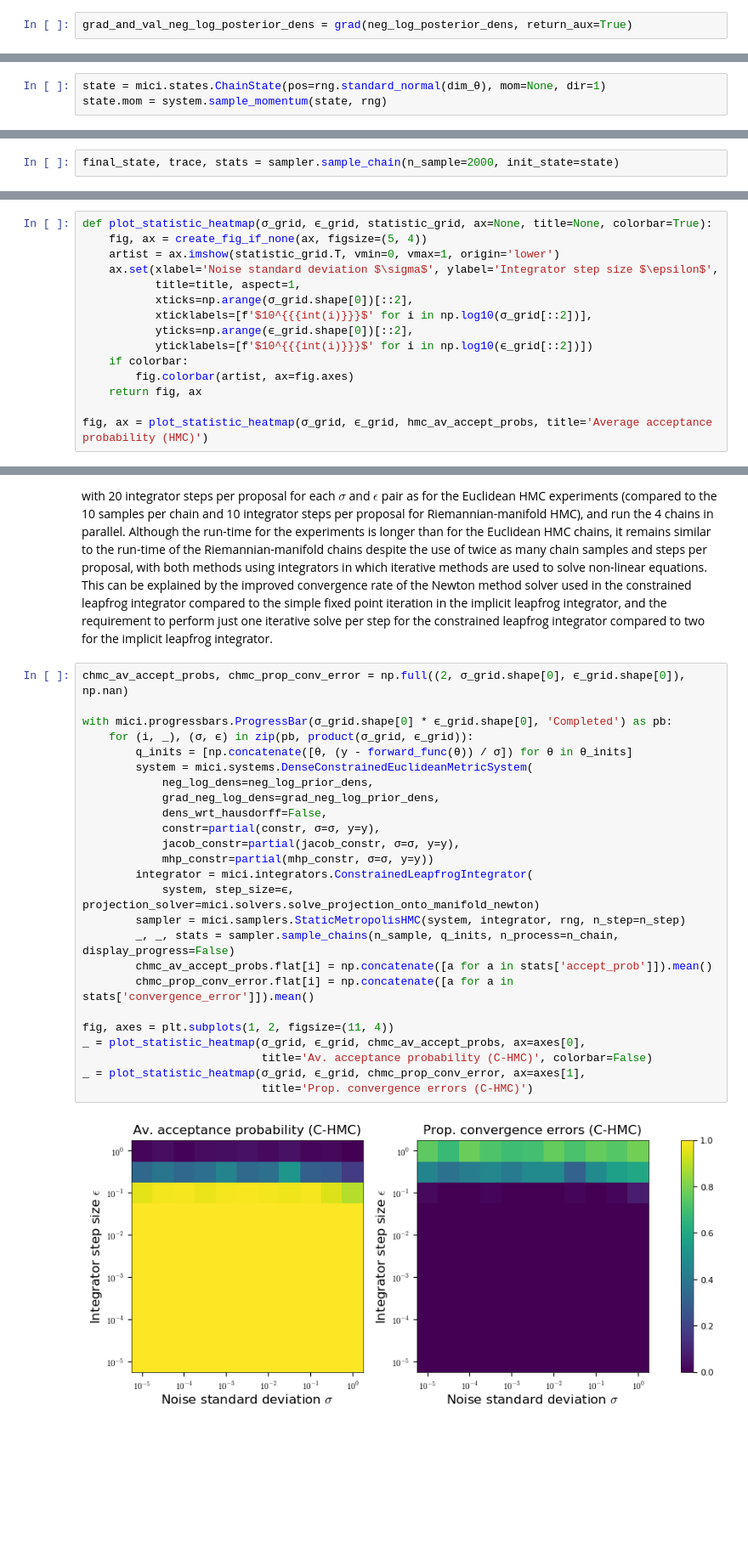
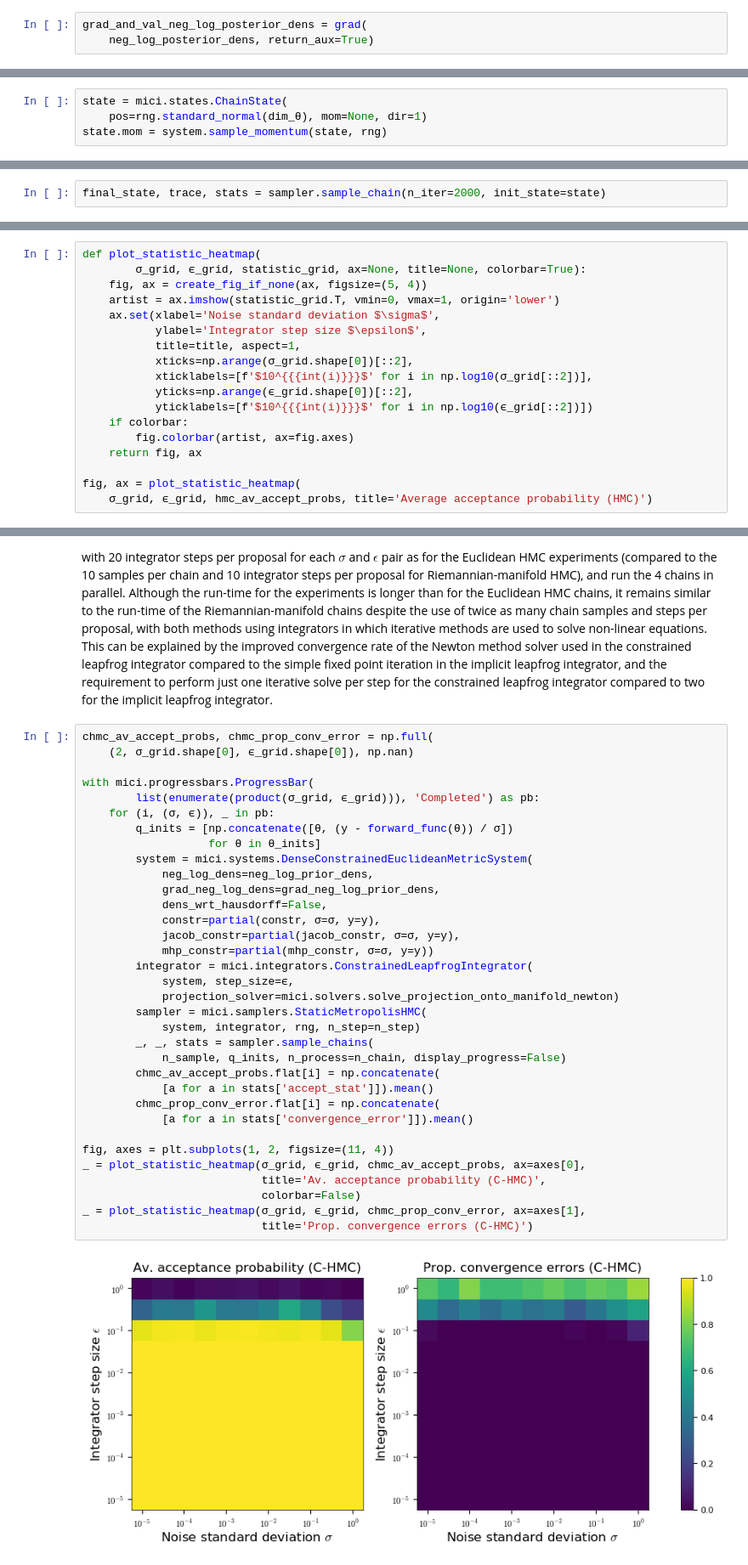
Before and after one commit to thiery-lab/manifold_lifting, a Jupyter notebook: notebooks/Two-dimensional_example.ipynb, the cells around one changed output, grey strips where cells are left out. Shown at 85% size. Cells and saved outputs as stored; diff of their text form; blank space fills up the shorter version.

```diff
--- a/notebooks/Two-dimensional_example.ipynb
+++ b/notebooks/Two-dimensional_example.ipynb
@@ -293,7 +303,8 @@ The two key arguments to the `EuclideanMetricSystem` class initialiser are `neg_
 
 The SymNum `grad` operator provides an option to also return the value of the function by passing the `return_aux=True` keyword argument.
 # %%
-grad_and_val_neg_log_posterior_dens = grad(neg_log_posterior_dens, return_aux=True)
+grad_and_val_neg_log_posterior_dens = grad(
+    neg_log_posterior_dens, return_aux=True)
 # %% [markdown]
 We now construct a `EuclideanMetricSystem` instance using the `neg_log_posterior_dens` and `grad_and_val_neg_log_posterior_dens` functions. To meet the requirement of the `neg_log_dens` and `grad_neg_log_dens` function arguments accepting only a single array argument, we use the `functools.partial` function to produce a [partial function](https://en.wikipedia.org/wiki/Partial_application) with the arguments `σ` and `y` and fixed.
 # %%
@@ -332,7 +343,8 @@ Most of the system methods listed above take a `mici.states.ChainState` instance
 
 In the cell below we construct a `ChainState` instance with the position component (here corresponding to $\boldsymbol{\theta}$) sampled from the standard normal prior on $\Theta$. Rather than set the momentum in the chain state initialiser we use the `system.sample_momentum` method to independently sample a momentum from its conditional distribution given the position; although in this case as the momentum is independent of the position and has a standard normal distribution we could easily sample the momentum directly, for some of the systems we will encounter subsequently the momentum distribution will be position-dependent and so this approach is more general.
 # %%
-state = mici.states.ChainState(pos=rng.standard_normal(dim_θ), mom=None, dir=1)
+state = mici.states.ChainState(
+    pos=rng.standard_normal(dim_θ), mom=None, dir=1)
 state.mom = system.sample_momentum(state, rng)
 # %% [markdown]
 In addition to the `system` and `state` objects, another key class of Mici objects are the integrator classes in the [`mici.integrators`](https://matt-graham.github.io/mici/docs/integrators.html) module. For the simple `EuclideanMetricSystem` we are using here, the `LeapfrogIntegrator` is an appropriate choice of integrator, for this system corresponding to the standard [Störmer-Verlet or leapfrog integrator](https://en.wikipedia.org/wiki/Leapfrog_integration) for [separable Hamiltonian systems](https://en.wikipedia.org/wiki/Symplectic_integrator#Splitting_methods_for_separable_Hamiltonians). The `LeapfrogIntegrator` initialiser takes as arguments a Hamiltonian system instance and a floating point `step_size` parameter corresponding to the time-step used in the numerical discretisation of the Hamiltonian dynamics.
@@ -398,5 +411,5 @@ As well as an `init_state` argument specifying the initial chain state (either a
 # %%
-final_state, trace, stats = sampler.sample_chain(n_sample=2000, init_state=state)
+final_state, trace, stats = sampler.sample_chain(n_iter=2000, init_state=state)
 # %% [markdown]
 We see that a series of numerical warnings are produced - specifically due to numerical overflow and invalid ([NaN](https://en.wikipedia.org/wiki/NaN)) values being encountered in some operations. These warnings are useful inasmuch that they indicate there is some numerical issue being encountered while sampling - specifically as we will see shortly that the numerical integration of the Hamiltonian dynamics is unstable at the step size being used - however for long chains the flood of warning messages can be annoying so we instruct NumPy to ignore these warnings subsequently.
 # %%
@@ -490,10 +508,12 @@ with mici.progressbars.ProgressBar(σ_grid.shape[0] * ϵ_grid.shape[0], 'Complet
 # %% [markdown]
 We now visualise the results from the above grid search across $\sigma$ and $\epsilon$ values as a pseudocolor plot (heatmap) with brighter colours indicating higher average acceptance probabilities.
 # %%
-def plot_statistic_heatmap(σ_grid, ϵ_grid, statistic_grid, ax=None, title=None, colorbar=True):
+def plot_statistic_heatmap(
+        σ_grid, ϵ_grid, statistic_grid, ax=None, title=None, colorbar=True):
     fig, ax = create_fig_if_none(ax, figsize=(5, 4))
     artist = ax.imshow(statistic_grid.T, vmin=0, vmax=1, origin='lower')
-    ax.set(xlabel='Noise standard deviation $\sigma$', ylabel='Integrator step size $\epsilon$',
+    ax.set(xlabel='Noise standard deviation $\sigma$',
+           ylabel='Integrator step size $\epsilon$',
            title=title, aspect=1,
            xticks=np.arange(σ_grid.shape[0])[::2],
            xticklabels=[f'$10^{{{int(i)}}}$' for i in np.log10(σ_grid[::2])],
@@ -503,7 +523,8 @@ def plot_statistic_heatmap(σ_grid, ϵ_grid, statistic_grid, ax=None, title=None
         fig.colorbar(artist, ax=fig.axes)
     return fig, ax
 
-fig, ax = plot_statistic_heatmap(σ_grid, ϵ_grid, hmc_av_accept_probs, title='Average acceptance probability (HMC)')
+fig, ax = plot_statistic_heatmap(
+    σ_grid, ϵ_grid, hmc_av_accept_probs, title='Average acceptance probability (HMC)')
 # %% [output]
 [figure]
 # %% [markdown]
@@ -826,30 +861,39 @@ We can see this pattern even more clearly by performing a grid search over a log
 # %%
-chmc_av_accept_probs, chmc_prop_conv_error = np.full((2, σ_grid.shape[0], ϵ_grid.shape[0]), np.nan)
+chmc_av_accept_probs, chmc_prop_conv_error = np.full(
+    (2, σ_grid.shape[0], ϵ_grid.shape[0]), np.nan)
 
-with mici.progressbars.ProgressBar(σ_grid.shape[0] * ϵ_grid.shape[0], 'Completed') as pb:
-    for (i, _), (σ, ϵ) in zip(pb, product(σ_grid, ϵ_grid)):
-        q_inits = [np.concatenate([θ, (y - forward_func(θ)) / σ]) for θ in θ_inits]
+with mici.progressbars.ProgressBar(
+        list(enumerate(product(σ_grid, ϵ_grid))), 'Completed') as pb:
+    for (i, (σ, ϵ)), _ in pb:
+        q_inits = [np.concatenate([θ, (y - forward_func(θ)) / σ])
+                   for θ in θ_inits]
         system = mici.systems.DenseConstrainedEuclideanMetricSystem(
             neg_log_dens=neg_log_prior_dens,
             grad_neg_log_dens=grad_neg_log_prior_dens,
             dens_wrt_hausdorff=False,
             constr=partial(constr, σ=σ, y=y),
             jacob_constr=partial(jacob_constr, σ=σ, y=y),
             mhp_constr=partial(mhp_constr, σ=σ, y=y))
         integrator = mici.integrators.ConstrainedLeapfrogIntegrator(
-            system, step_size=ϵ, projection_solver=mici.solvers.solve_projection_onto_manifold_newton)
-        sampler = mici.samplers.StaticMetropolisHMC(system, integrator, rng, n_step=n_step)
-        _, _, stats = sampler.sample_chains(n_sample, q_inits, n_process=n_chain, display_progress=False)
-        chmc_av_accept_probs.flat[i] = np.concatenate([a for a in stats['accept_prob']]).mean()
-        chmc_prop_conv_error.flat[i] = np.concatenate([a for a in stats['convergence_error']]).mean()
+            system, step_size=ϵ,
+            projection_solver=mici.solvers.solve_projection_onto_manifold_newton)
+        sampler = mici.samplers.StaticMetropolisHMC(
+            system, integrator, rng, n_step=n_step)
+        _, _, stats = sampler.sample_chains(
+            n_sample, q_inits, n_process=n_chain, display_progress=False)
+        chmc_av_accept_probs.flat[i] = np.concatenate(
+            [a for a in stats['accept_stat']]).mean()
+        chmc_prop_conv_error.flat[i] = np.concatenate(
+            [a for a in stats['convergence_error']]).mean()
 
 fig, axes = plt.subplots(1, 2, figsize=(11, 4))
 _ = plot_statistic_heatmap(σ_grid, ϵ_grid, chmc_av_accept_probs, ax=axes[0],
-                           title='Av. acceptance probability (C-HMC)', colorbar=False)
+                           title='Av. acceptance probability (C-HMC)',
+                           colorbar=False)
 _ = plot_statistic_heatmap(σ_grid, ϵ_grid, chmc_prop_conv_error, ax=axes[1],
                            title='Prop. convergence errors (C-HMC)')
 # %% [output]
-[figure, old version]
+[figure, new version]
 # %% [markdown]
 We see that as suggested by the trajectory visualisations above, the constrained HMC method maintains a high acceptance rate providing the step size $\epsilon$ is below some upper bound **which is independent of the value of the noise standard deviation $\sigma$**. Above an integrator step size $\epsilon$ of around 0.1 we start to see an increasing number of rejections due to convergence errors in the Newton method used to solve the non-linear system of equations to project points back on to the manifold in the constrained integrator. This suggests the integrator step size is limited here by the curvature of the manifold $\mathcal{M}^\sigma$. The local linear approximation made for the unconstrained step before projecting back on to the manifold becomes poorer as the step size is increased for curved manifolds, with the Newton solver becoming increasingly unlikely to be able to successfully project back on the manifold beyond a certain step size. We saw previously in our toy running example the variation in curvature across the high probability regions on the manifold $\mathcal{M}^\sigma$ decreases as $\sigma \to 0$ and it tends to a product manifold $\mathcal{S} \times \mathcal{Y}$, thus $\sigma$ becoming smaller does not adversely effect this limit on the step size.
 
```
Also changed, not shown: parts of 22 cells of this notebook, 1 other file.
